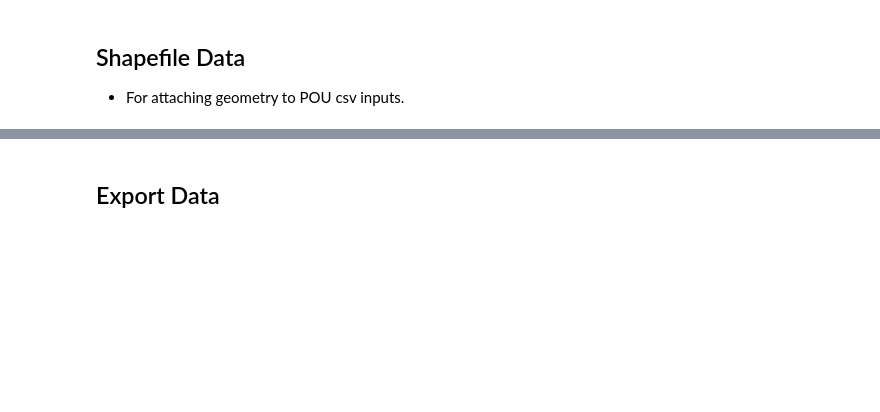
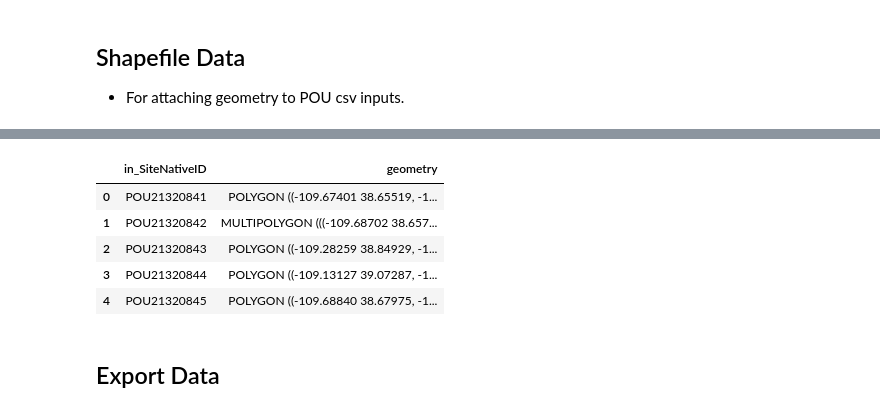
Before and after one commit to WSWCWaterDataExchange/MappingStatesDataToWaDE2.0, a Jupyter notebook: Utah/WaterAllocation/1_UTwr_PreProcessAllocationData.ipynb, the cells around one changed output, grey strips where cells are left out. Saved outputs shown, nothing was run; the diff lists cells and outputs as text; code cells hidden in the pictures; blank space fills up the shorter version.

```diff
--- a/Utah/WaterAllocation/1_UTwr_PreProcessAllocationData.ipynb
+++ b/Utah/WaterAllocation/1_UTwr_PreProcessAllocationData.ipynb
@@ -542,10 +664,17 @@ dfPoUshapetemp.head(1)
 # %%
 columnsList = ['in_SiteNativeID', 'geometry']
 dfPoUshape = pd.DataFrame(columns=columnsList)
 dfPoUshape['in_SiteNativeID'] = "POU" + dfPoUshapetemp['RECORD_ID'].replace("", 0).fillna(0).astype(int).astype(str)
 dfPoUshape['geometry'] = dfPoUshapetemp['geometry']
 dfPoUshape = dfPoUshape.drop_duplicates(subset=None, keep='first', inplace=False, ignore_index=False)
-dfPoUshape.head(3)
+dfPoUshape.head()
+# %% [output]
+|  | in_SiteNativeID | geometry |
+| 0 | POU21320841 | POLYGON ((-109.67401 38.65519, -1... |
+| 1 | POU21320842 | MULTIPOLYGON (((-109.68702 38.657... |
+| 2 | POU21320843 | POLYGON ((-109.28259 38.84929, -1... |
+| 3 | POU21320844 | POLYGON ((-109.13127 39.07287, -1... |
+| 4 | POU21320845 | POLYGON ((-109.68840 38.67975, -1... |
 # %% [markdown]
 ## Export Data
 # %%
```
Also changed, not shown: parts of 26 cells of this notebook, 2 other files.
